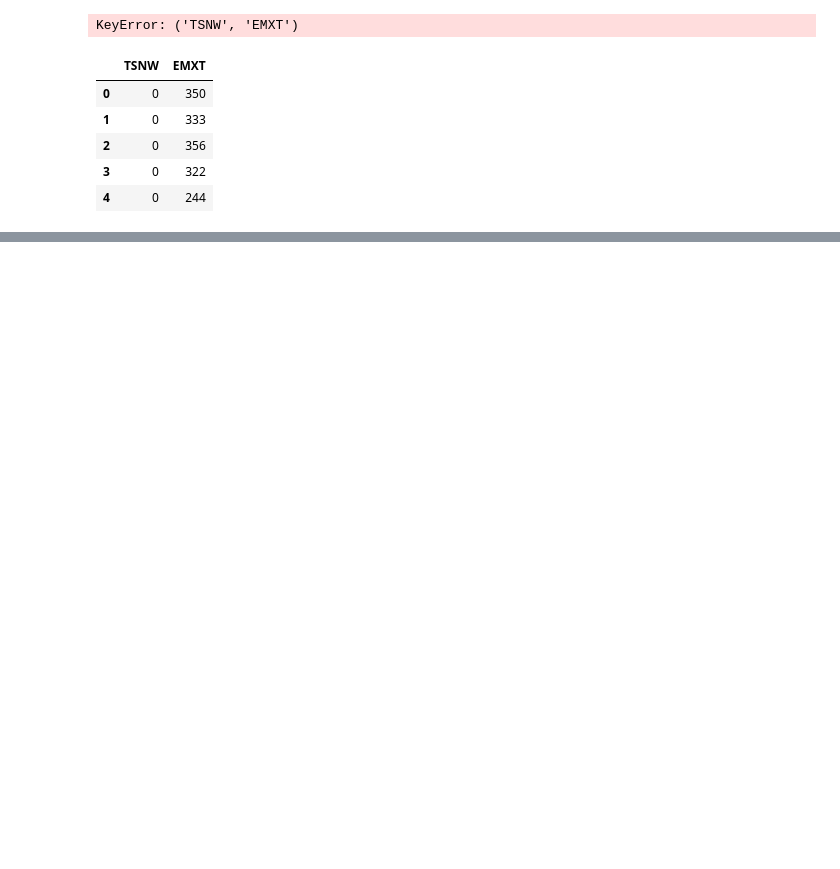
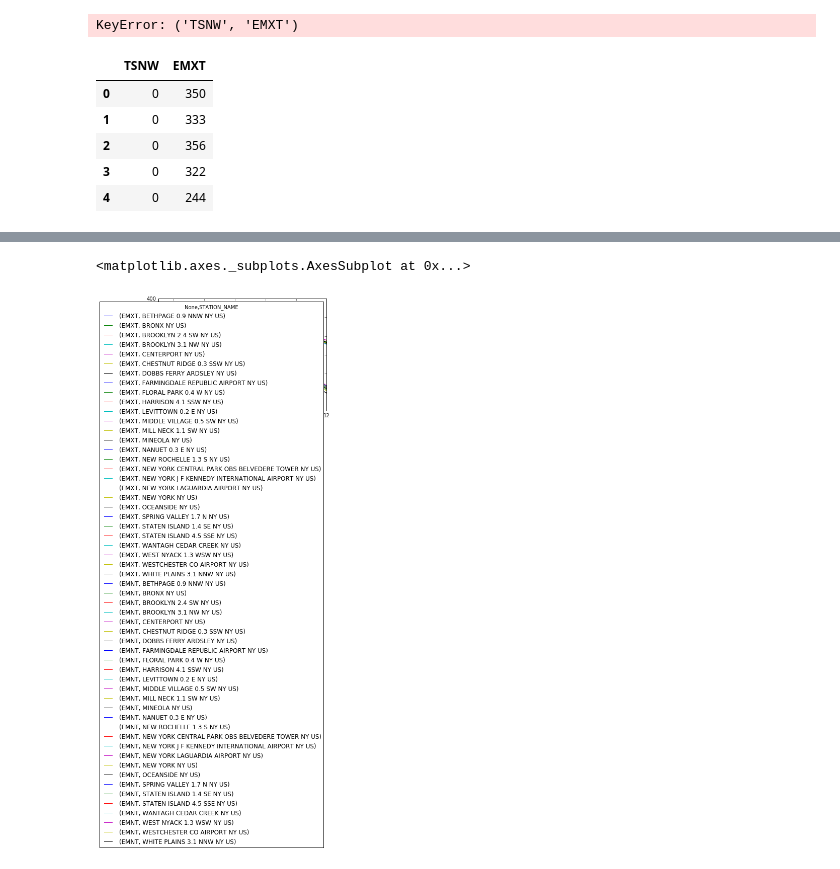
Before and after one commit to GCDigitalFellows/gcdrb_sessions, a Jupyter notebook: science.ipynb, the cells around one changed output, grey strips where cells are left out. Saved outputs shown, nothing was run; the diff lists cells and outputs as text; code cells hidden in the pictures; blank space fills up the shorter version.

```diff
--- a/science.ipynb
+++ b/science.ipynb
@@ -163,0 +187,13 @@ weather[['TSNW', 'EMXT']]
+# %%
+
+
+#use Python datetime strptime
+from datetime import datetime
+"""the apply method applies the function
+that's passed inas an argument to every
+element in the column it's applied to
+"""
+def ds2dt(x):
+    return datetime.strptime(str(x),'%Y%m%d')
+
+parsed_date = weather['DATE'].apply(ds2dt)
@@ -163,0 +209,2 @@ weather[['TSNW', 'EMXT']]
+# %%
+weather['DATE']=parsed_date
@@ -163,0 +231,11 @@ weather[['TSNW', 'EMXT']]
+# %%
+weather['MONTH'] = weather['DATE'].map(lambda x: x.month)
+# %%
+weather_pivot = weather.pivot_table(index='MONTH',
+            columns='STATION_NAME',
+            aggfunc={'EMNT':'mean', 'EMXT':'mean'})
+# %%
+weather_pivot.plot()
+# %% [output]
+<matplotlib.axes._subplots.AxesSubplot at 0x...>
+[figure, added]
```
Also changed, not shown: parts of 9 cells of this notebook.
